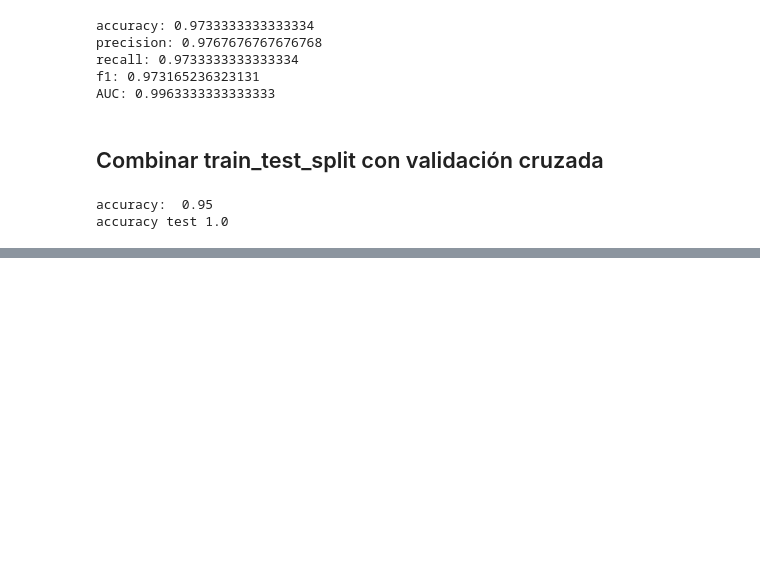
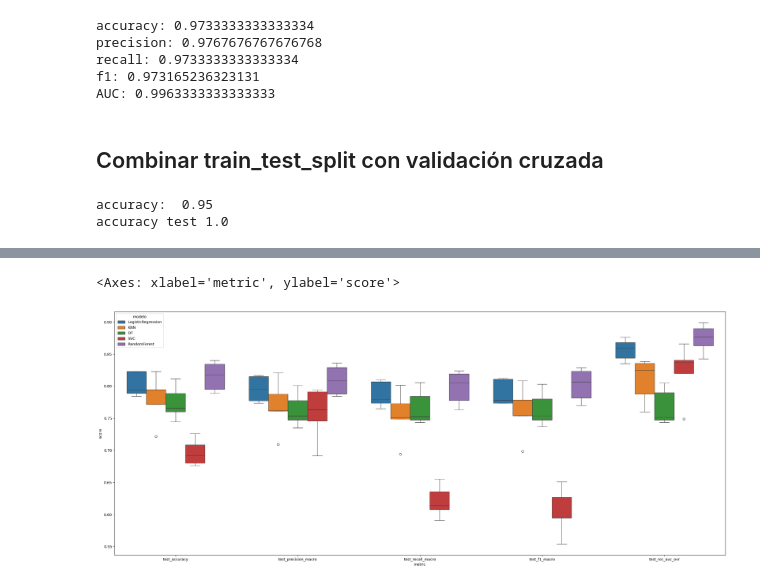
Before and after one commit to ceciorosco/Cecilia-Repositorio, a Jupyter notebook: Modulo 5/validacion.ipynb, the cells around one changed output, grey strips where cells are left out. Saved outputs shown, nothing was run; the diff lists cells and outputs as text; code cells hidden in the pictures; blank space fills up the shorter version.

```diff
--- a/Modulo 5/validacion.ipynb
+++ b/Modulo 5/validacion.ipynb
@@ -178,0 +244,2 @@ accuracy test 1.0
+# %%
+df_scores = df_resultados_scores.melt(id_vars='modelo', var_name='metric', value_name='score')
@@ -178,0 +252,6 @@ accuracy test 1.0
+# %%
+plt.figure(figsize=(30, 12))
+sns.boxplot(df_scores, x='metric', y='score', hue='modelo')
+# %% [output]
+<Axes: xlabel='metric', ylabel='score'>
+[figure, added]
```
Also changed, not shown: parts of 12 cells of this notebook.
